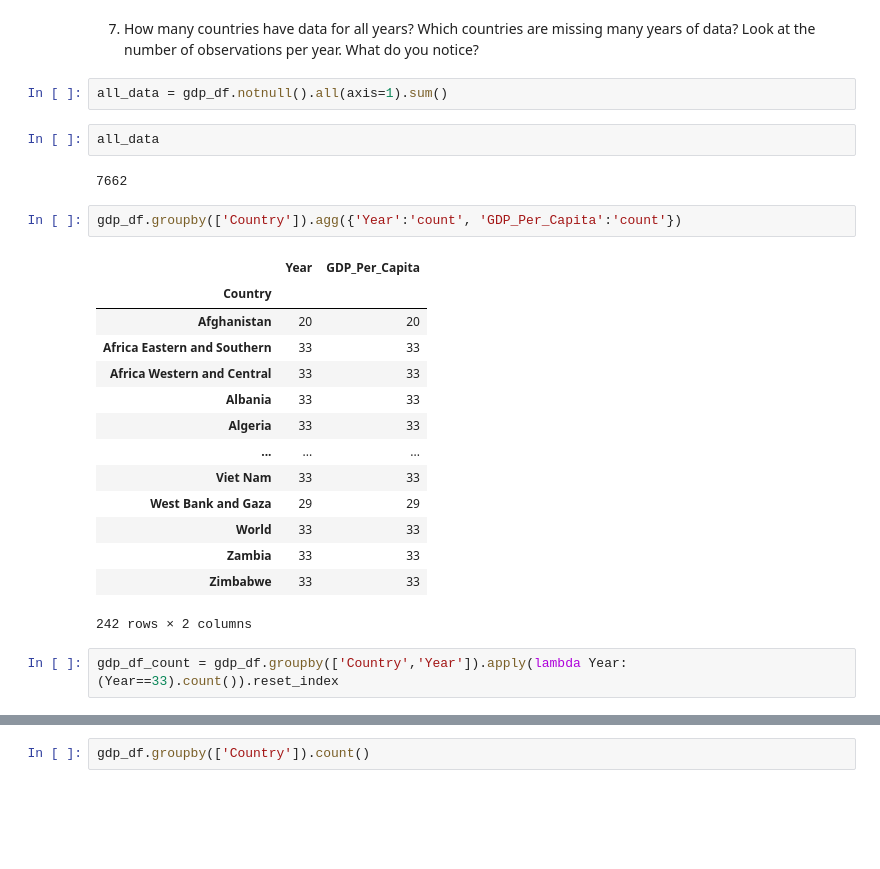
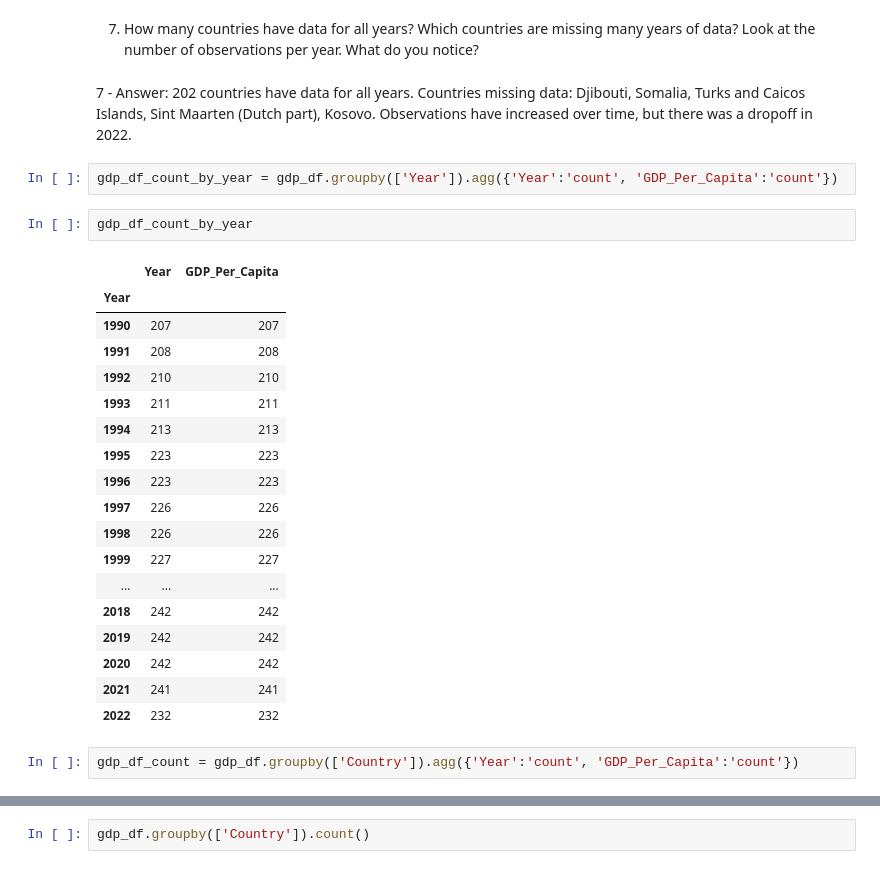
Before and after one commit to NSS-Data-Analytics-Cohort-10/gdp-and-internet-usage-aaron-hollinger, a Jupyter notebook: notebooks/internet_gdp_notebook.ipynb, the cells around one changed output, grey strips where cells are left out. Cells and saved outputs as stored; diff of their text form; blank space fills up the shorter version.

```diff
--- a/notebooks/internet_gdp_notebook.ipynb
+++ b/notebooks/internet_gdp_notebook.ipynb
@@ -62,31 +62,33 @@ gdp_df
 7662 rows × 3 columns
 # %% [markdown]
 7. How many countries have data for all years? Which countries are missing many years of data? Look at the number of observations per year. What do you notice?
-# %%
-all_data = gdp_df.notnull().all(axis=1).sum()
-# %%
-all_data
-# %% [output]
-7662
+# %% [markdown]
+7 - Answer: 202 countries have data for all years. Countries missing data: Djibouti, Somalia,  Turks and Caicos Islands, Sint Maarten (Dutch part), Kosovo. Observations have increased over time, but there was a dropoff in 2022.
+# %%
+gdp_df_count_by_year = gdp_df.groupby(['Year']).agg({'Year':'count', 'GDP_Per_Capita':'count'})
+# %%
+gdp_df_count_by_year
+# %% [output]
+|  | Year | GDP_Per_Capita |
+| Year |  |  |
+| 1990 | 207 | 207 |
+| 1991 | 208 | 208 |
+| 1992 | 210 | 210 |
+| 1993 | 211 | 211 |
+| 1994 | 213 | 213 |
+| 1995 | 223 | 223 |
+| 1996 | 223 | 223 |
+| 1997 | 226 | 226 |
+| 1998 | 226 | 226 |
+| 1999 | 227 | 227 |
+| ... | ... | ... |
+| 2018 | 242 | 242 |
+| 2019 | 242 | 242 |
+| 2020 | 242 | 242 |
+| 2021 | 241 | 241 |
+| 2022 | 232 | 232 |
 # %%
-gdp_df.groupby(['Country']).agg({'Year':'count', 'GDP_Per_Capita':'count'})
+gdp_df_count = gdp_df.groupby(['Country']).agg({'Year':'count', 'GDP_Per_Capita':'count'})
-# %% [output]
-|  | Year | GDP_Per_Capita |
-| Country |  |  |
-| Afghanistan | 20 | 20 |
-| Africa Eastern and Southern | 33 | 33 |
-| Africa Western and Central | 33 | 33 |
-| Albania | 33 | 33 |
-| Algeria | 33 | 33 |
-| ... | ... | ... |
-| Viet Nam | 33 | 33 |
-| West Bank and Gaza | 29 | 29 |
-| World | 33 | 33 |
-| Zambia | 33 | 33 |
-| Zimbabwe | 33 | 33 |
-242 rows × 2 columns
-# %%
-gdp_df_count = gdp_df.groupby(['Country','Year']).apply(lambda Year: (Year==33).count()).reset_index
 # %%
 gdp_df_count
 # %% [output]
```
Also changed, not shown: parts of 12 cells of this notebook.
